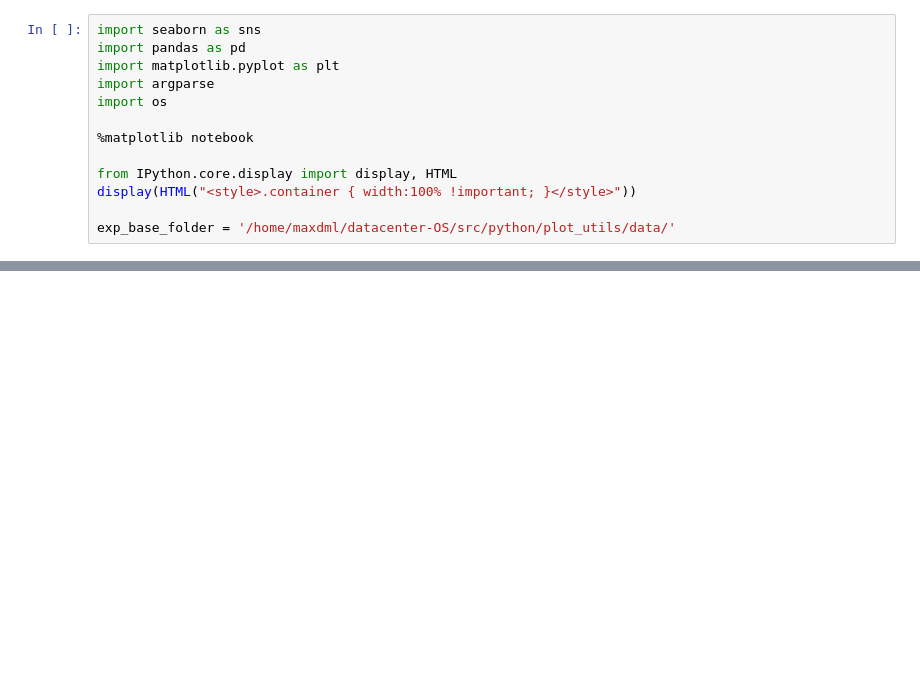
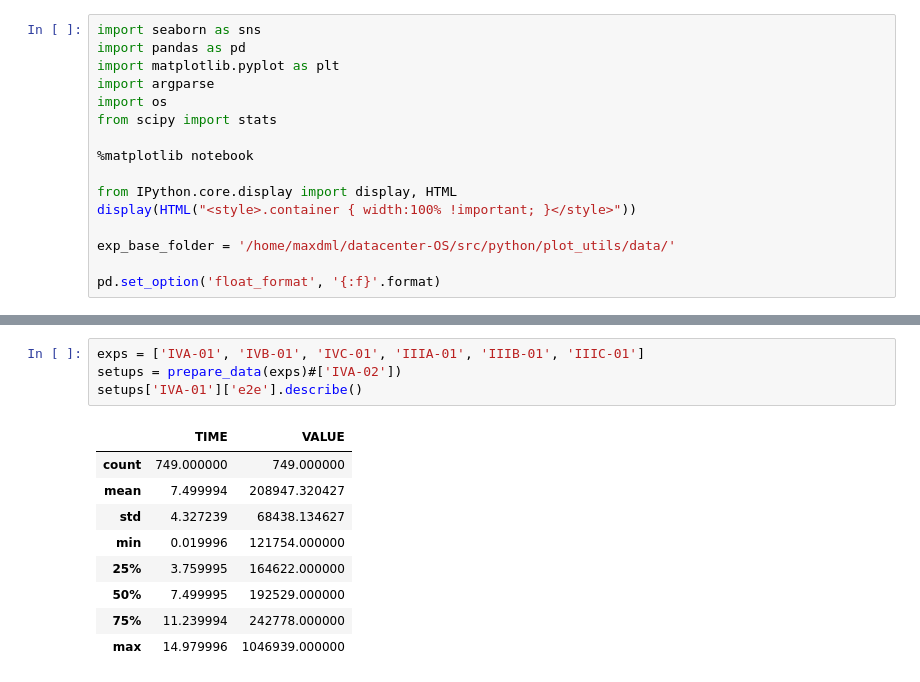
Before and after one commit to microsoft/demikernel, a Jupyter notebook: src/python/plot_utils/DMTR.ipynb, the cells around one changed output, grey strips where cells are left out. Drawn from its saved outputs; the diff is of its cells as text; blank space fills up the shorter version.

```diff
--- a/src/python/plot_utils/DMTR.ipynb
+++ b/src/python/plot_utils/DMTR.ipynb
@@ -4,6 +4,7 @@ import pandas as pd
 import matplotlib.pyplot as plt
 import argparse
 import os
+from scipy import stats
 
 %matplotlib notebook
 
@@ -11,3 +12,5 @@ from IPython.core.display import display, HTML
 display(HTML("<style>.container { width:100% !important; }</style>"))
 
 exp_base_folder = '/home/maxdml/datacenter-OS/src/python/plot_utils/data/'
+
+pd.set_option('float_format', '{:f}'.format)
@@ -117,0 +131,14 @@ for i, setup in enumerate(setups.keys()):
+# %%
+exps = ['IVA-01', 'IVB-01', 'IVC-01', 'IIIA-01', 'IIIB-01', 'IIIC-01']
+setups = prepare_data(exps)#['IVA-02'])
+setups['IVA-01']['e2e'].describe()
+# %% [output]
+|  | TIME | VALUE |
+| count | 749.000000 | 749.000000 |
+| mean | 7.499994 | 208947.320427 |
+| std | 4.327239 | 68438.134627 |
+| min | 0.019996 | 121754.000000 |
+| 25% | 3.759995 | 164622.000000 |
+| 50% | 7.499995 | 192529.000000 |
+| 75% | 11.239994 | 242778.000000 |
+| max | 14.979996 | 1046939.000000 |
```
Also changed, not shown: parts of 7 cells of this notebook.
